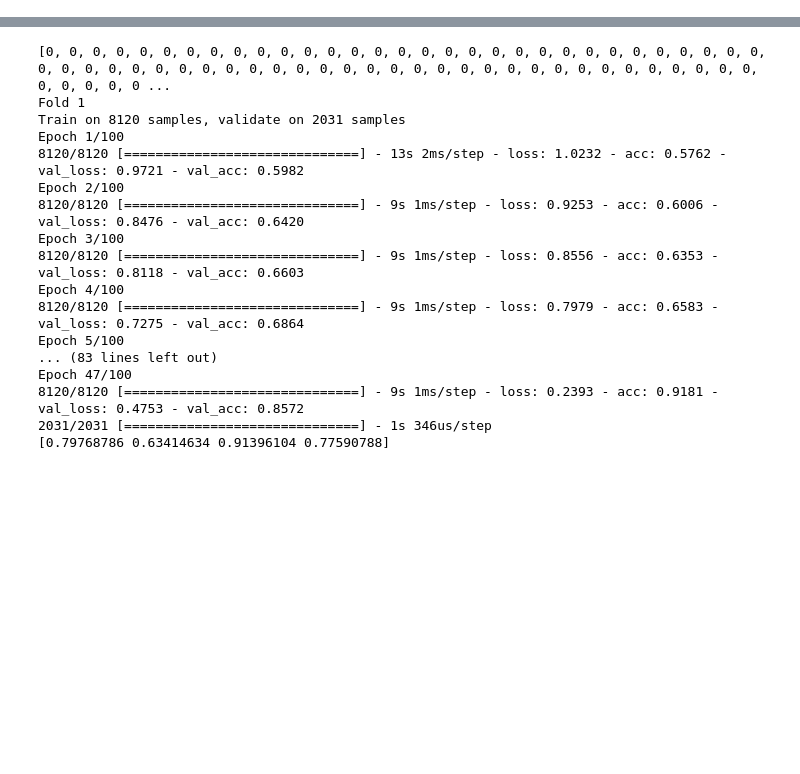
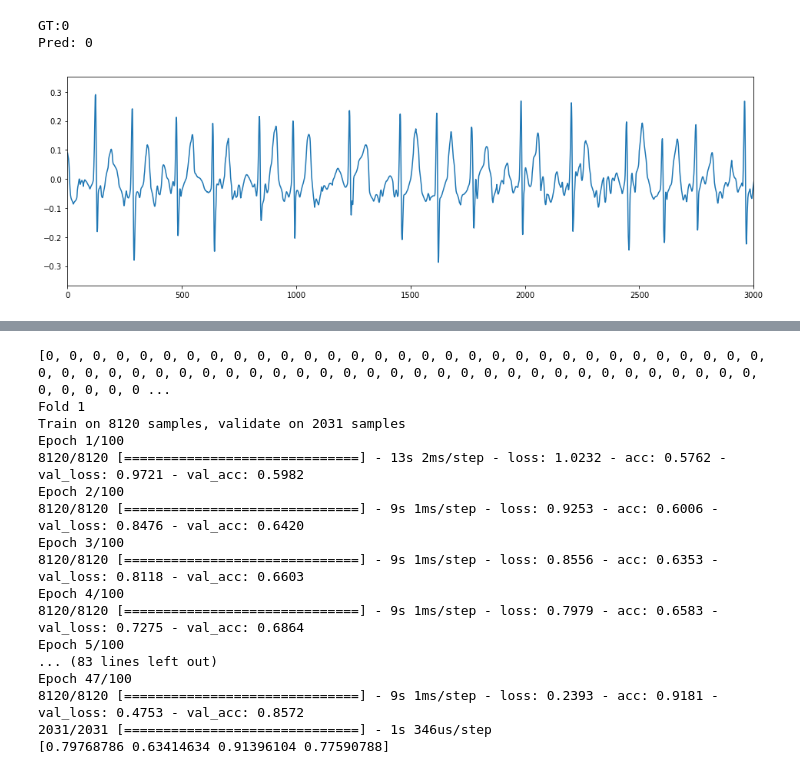
Before and after one commit to yanshuolee/ECG-AF-Detection, a Jupyter notebook: experimental/check validity.ipynb, the cells around one changed output, grey strips where cells are left out. Drawn from its saved outputs; the diff is of its cells as text; code cells hidden in the pictures; blank space fills up the shorter version.

```diff
--- a/experimental/check validity.ipynb
+++ b/experimental/check validity.ipynb
@@ -82,0 +127,7 @@ Epoch 47/100
+# %%
+i = 11
+show(f1_X_val[i], f1_val_cat[i], f1_validation_prediction[i])
+# %% [output]
+GT:0
+Pred: 0
+[figure, added]
```
Also changed, not shown: parts of 19 cells of this notebook, 7 other files.
